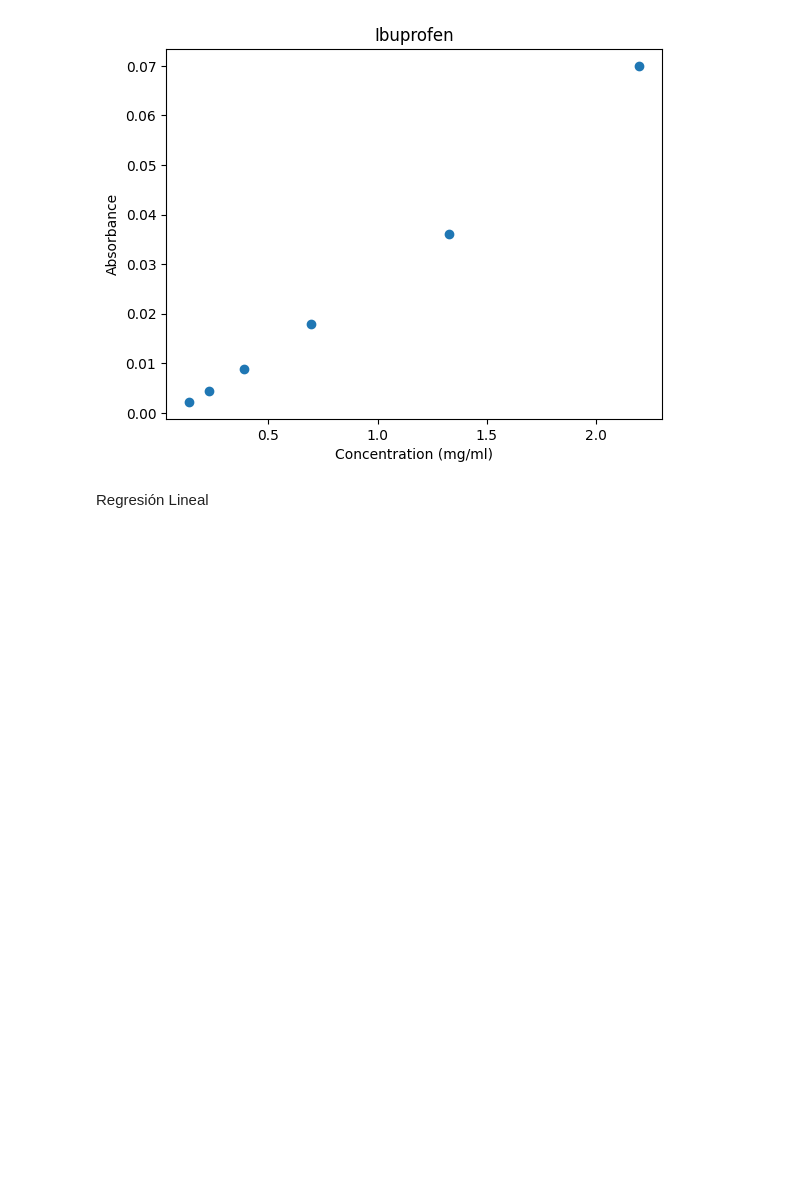
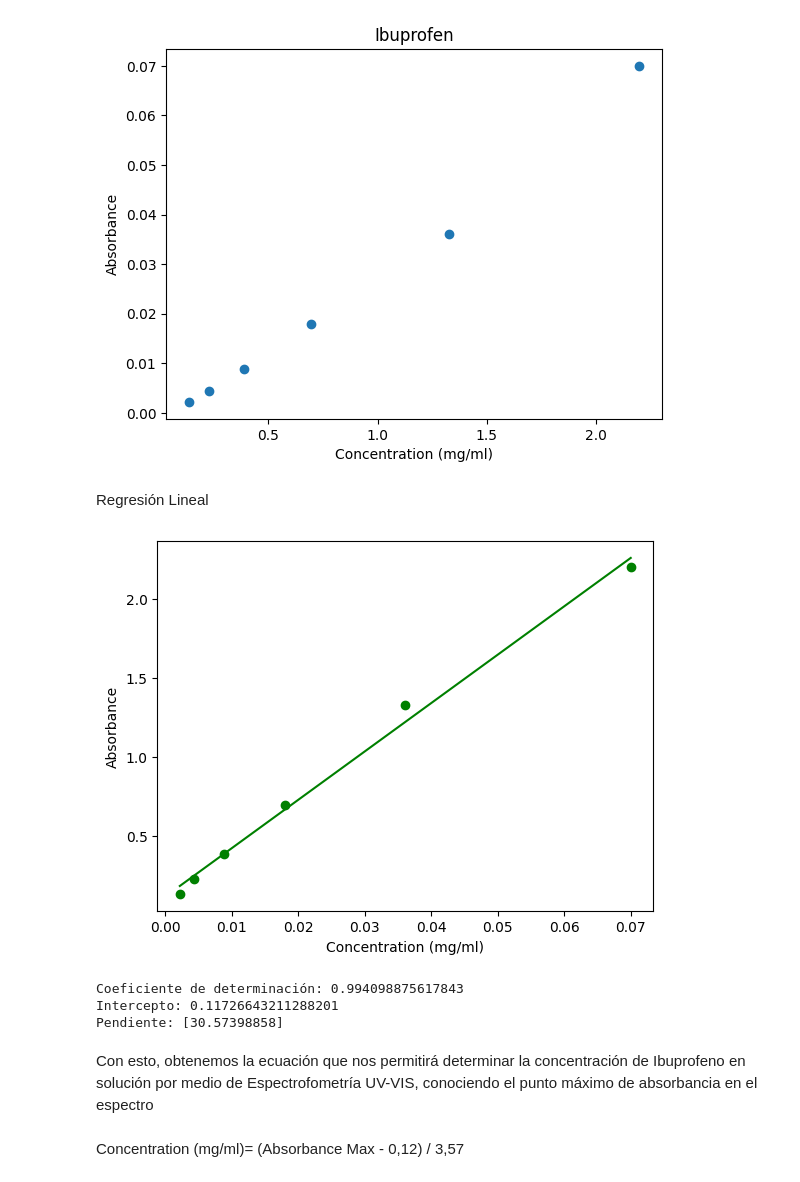
Before and after one commit to FelipeOcampo03/progamacioning, a Jupyter notebook: ProyectoProgramacionIng.ipynb, the cells around one changed output. Cells and saved outputs as stored; diff of their text form; code cells hidden in the pictures; blank space fills up the shorter version.

```diff
--- a/ProyectoProgramacionIng.ipynb
+++ b/ProyectoProgramacionIng.ipynb
@@ -84,3 +84,26 @@ Concentrations= np.array([0.0022, 0.0044, 0.0089, 0.018, 0.036, 0.07]).reshape((
 model = LinearRegression()
 model.fit(Concentrations, Absorbances)
 model = LinearRegression().fit(Concentrations, Absorbances)
+# %%
+#Graficamos los resultados del modelo
+plt.scatter(Concentrations, Absorbances,color='g')
+plt.plot(Concentrations, model.predict(Concentrations),color='g')
+plt.xlabel('Concentration (mg/ml)')
+plt.ylabel('Absorbance')
+plt.show()
+# %% [output]
+[figure, added]
+# %%
+#Métricas obtenidas del modelo
+r_sq = model.score(Concentrations, Absorbances) #Coeficiente de determinación
+print(f"Coeficiente de determinación: {r_sq}")
+print(f"Intercepto: {model.intercept_}") #Intercepto
+print(f"Pendiente: {model.coef_}") #Pendiente
+# %% [output]
+Coeficiente de determinación: 0.994098875617843
+Intercepto: 0.11726643211288201
+Pendiente: [30.57398858]
+# %% [markdown]
+Con esto, obtenemos la ecuación que nos permitirá determinar la concentración de Ibuprofeno en solución por medio de Espectrofometría UV-VIS, conociendo el punto máximo de absorbancia en el espectro
+# %% [markdown]
+Concentration (mg/ml)= (Absorbance Max - 0,12) / 3,57
```
